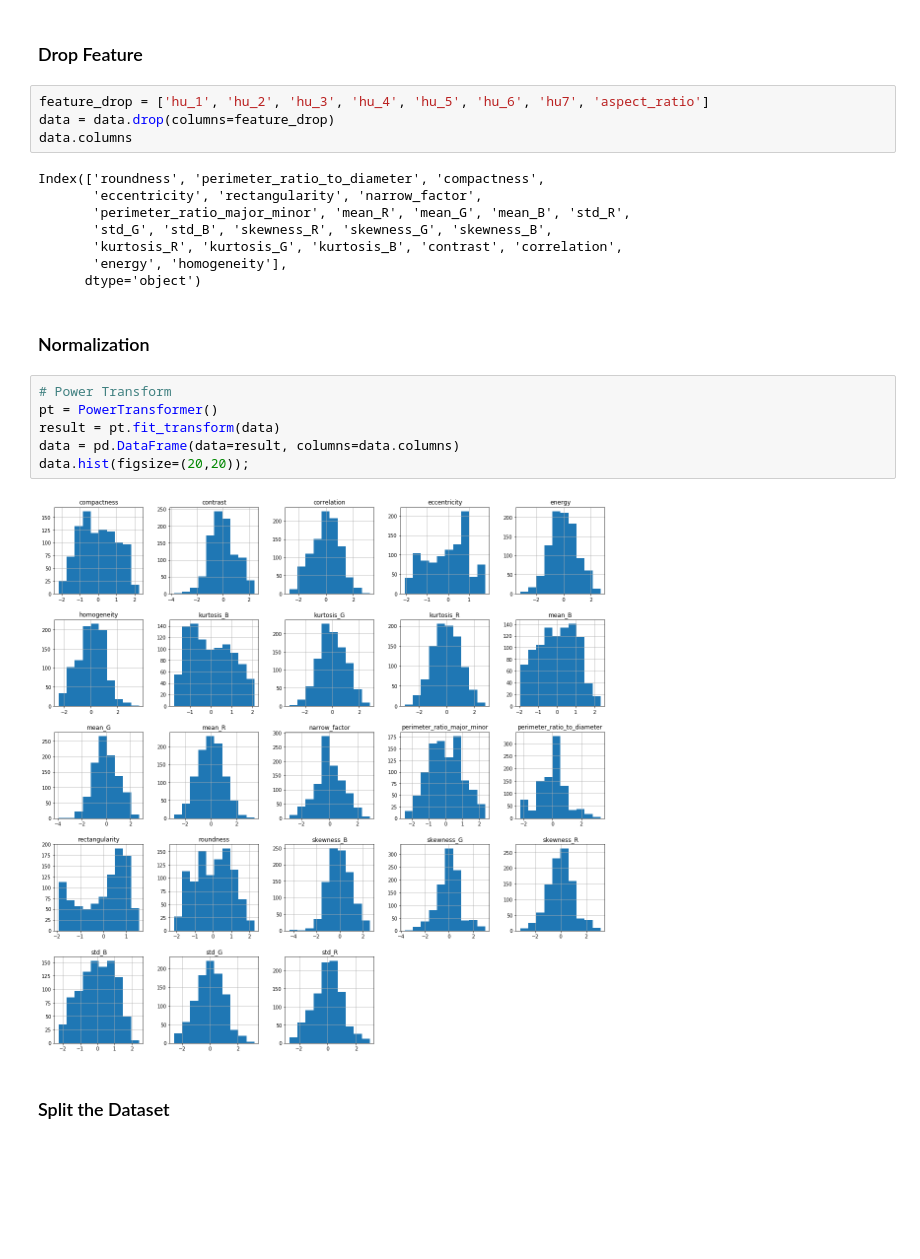
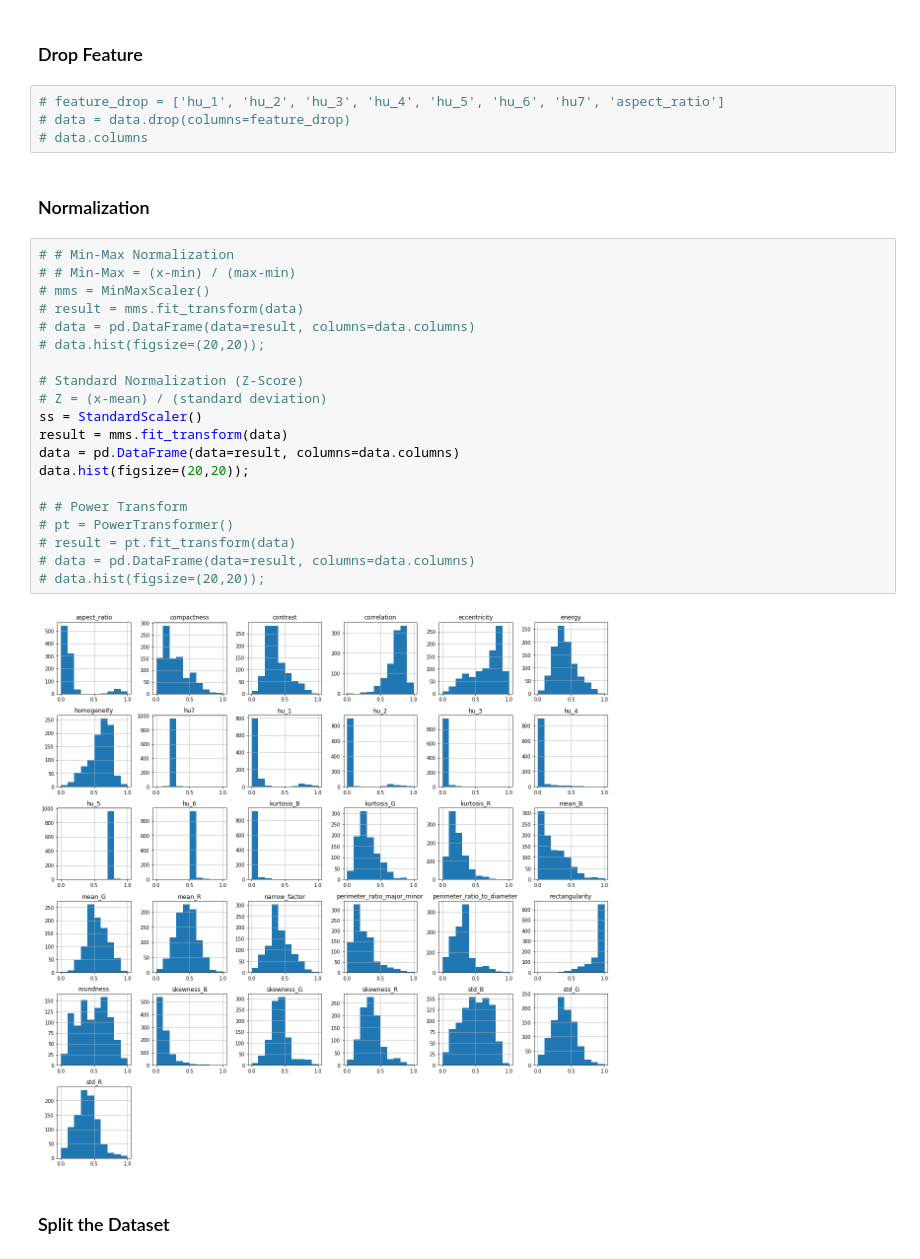
Before and after one commit to abuwildanm/Leaf-Classification, a Jupyter notebook: Projek.ipynb, the cells around one changed output. Drawn from its saved outputs; the diff is of its cells as text; blank space fills up the shorter version.

Commit message:
Change Normalization

```diff
--- a/Projek.ipynb
+++ b/Projek.ipynb
@@ -157,27 +159,33 @@ Name: homogeneity, Length: 909, dtype: int64
 # %% [markdown]
 ### Drop Feature
 # %%
-feature_drop = ['hu_1', 'hu_2', 'hu_3', 'hu_4', 'hu_5', 'hu_6', 'hu7', 'aspect_ratio']
-data = data.drop(columns=feature_drop)
-data.columns
+# feature_drop = ['hu_1', 'hu_2', 'hu_3', 'hu_4', 'hu_5', 'hu_6', 'hu7', 'aspect_ratio']
+# data = data.drop(columns=feature_drop)
+# data.columns
-# %% [output]
-Index(['roundness', 'perimeter_ratio_to_diameter', 'compactness',
-       'eccentricity', 'rectangularity', 'narrow_factor',
-       'perimeter_ratio_major_minor', 'mean_R', 'mean_G', 'mean_B', 'std_R',
-       'std_G', 'std_B', 'skewness_R', 'skewness_G', 'skewness_B',
-       'kurtosis_R', 'kurtosis_G', 'kurtosis_B', 'contrast', 'correlation',
-       'energy', 'homogeneity'],
-      dtype='object')
 # %% [markdown]
 ### Normalization
-# %%
-# Power Transform
-pt = PowerTransformer()
-result = pt.fit_transform(data)
-data = pd.DataFrame(data=result, columns=data.columns)
-data.hist(figsize=(20,20));
-# %% [output]
-[figure, removed]
+# %%
+# # Min-Max Normalization
+# # Min-Max = (x-min) / (max-min)
+# mms = MinMaxScaler()
+# result = mms.fit_transform(data)
+# data = pd.DataFrame(data=result, columns=data.columns)
+# data.hist(figsize=(20,20));
+
+# Standard Normalization (Z-Score)
+# Z = (x-mean) / (standard deviation)
+ss = StandardScaler()
+result = mms.fit_transform(data)
+data = pd.DataFrame(data=result, columns=data.columns)
+data.hist(figsize=(20,20));
+
+# # Power Transform
+# pt = PowerTransformer()
+# result = pt.fit_transform(data)
+# data = pd.DataFrame(data=result, columns=data.columns)
+# data.hist(figsize=(20,20));
+# %% [output]
+[figure, added]
 # %% [markdown]
 ### Split the Dataset
 # %%
```
Also changed, not shown: parts of 12 cells of this notebook.
